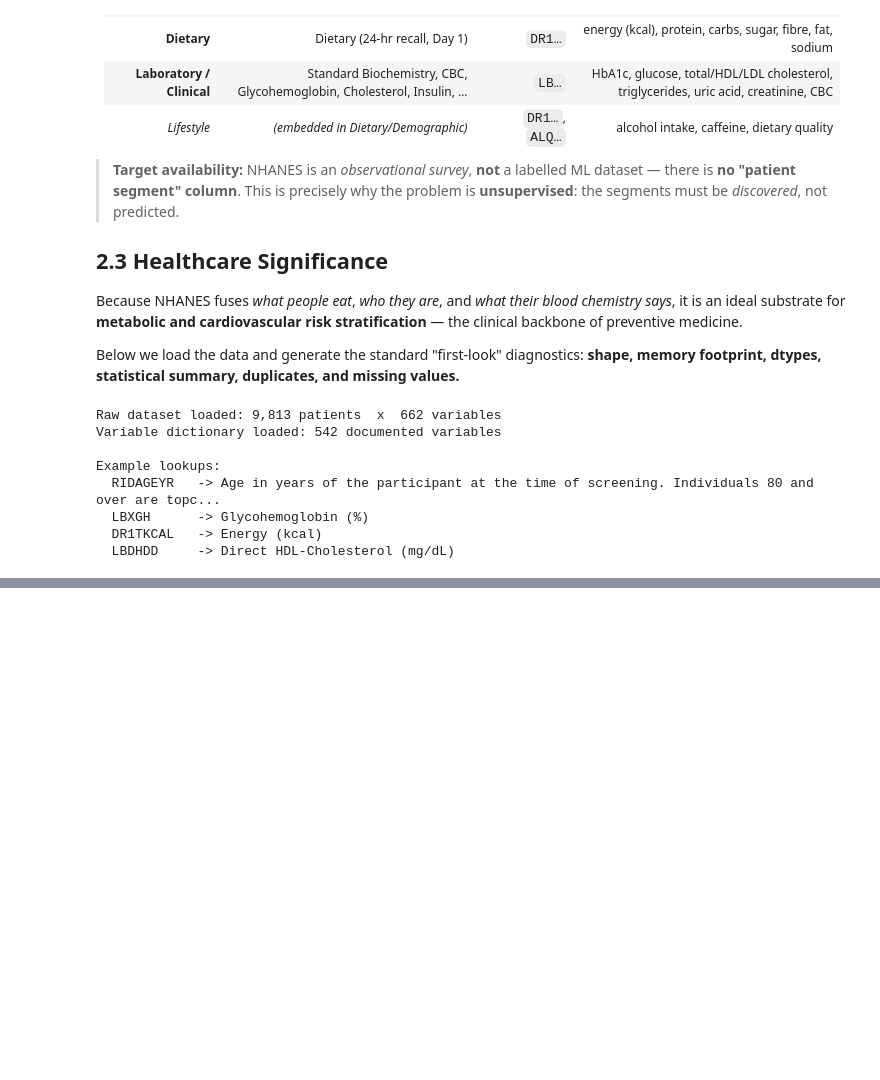
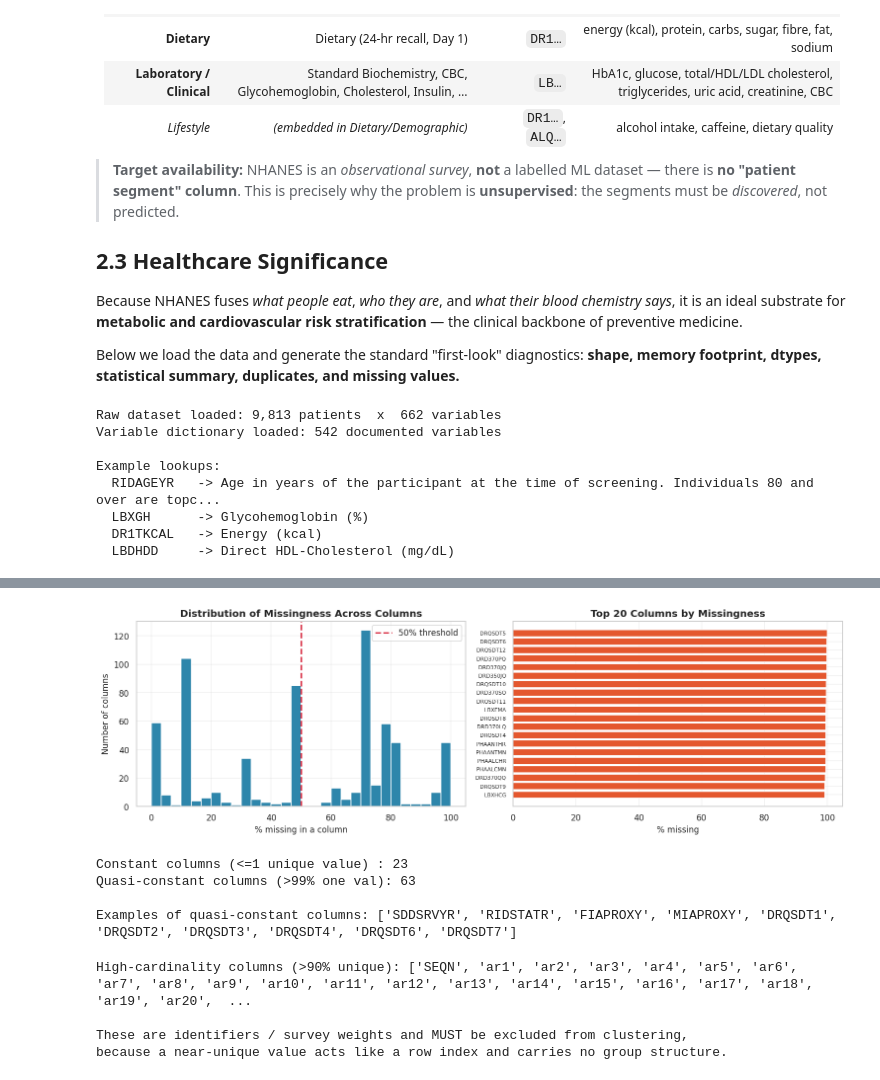
Before and after one commit to Syed-Irfan-1165/Patient-Segmentation-using-Unsupervised-Machine-Learning, a Jupyter notebook: notebooks/NHANES_Patient_Segmentation_PROGRESS.ipynb, the cells around one changed output, grey strips where cells are left out. Cells and saved outputs as stored; diff of their text form; code cells hidden in the pictures; blank space fills up the shorter version.

```diff
--- a/notebooks/NHANES_Patient_Segmentation_PROGRESS.ipynb
+++ b/notebooks/NHANES_Patient_Segmentation_PROGRESS.ipynb
@@ -380,0 +381,52 @@ Average missingness across all columns: 51.2%
+# %%
+# ---- 3.1 Missing-value distribution across ALL columns ----
+fig, axes = plt.subplots(1, 2, figsize=(14, 4.5))
+
+# (a) Histogram of per-column missingness
+axes[0].hist(miss_pct.values, bins=30, color=PALETTE[0], edgecolor='white')
+axes[0].axvline(50, color=PALETTE[6], ls='--', lw=2, label='50% threshold')
+axes[0].set_title('Distribution of Missingness Across Columns')
+axes[0].set_xlabel('% missing in a column')
+axes[0].set_ylabel('Number of columns')
+axes[0].legend()
+
+# (b) Top-20 most-missing columns
+top_miss = miss_pct.sort_values(ascending=False).head(20)
+axes[1].barh(top_miss.index[::-1], top_miss.values[::-1], color=PALETTE[1])
+axes[1].set_title('Top 20 Columns by Missingness')
+axes[1].set_xlabel('% missing')
+axes[1].tick_params(axis='y', labelsize=7)
+plt.tight_layout(); plt.show()
+# %% [output]
+[figure, added]
+# %%
+# ---- 3.2 Constant & quasi-constant columns (zero / near-zero information) ----
+# A constant column has exactly 1 unique value; quasi-constant ~ 1 value >99% of the time.
+nunq = raw.nunique(dropna=True)
+constant_cols = nunq[nunq <= 1].index.tolist()
+
+quasi_constant = []
+for c in raw.columns:
+    vc = raw[c].value_counts(normalize=True, dropna=True)
+    if len(vc) > 0 and vc.iloc[0] > 0.99:      # dominant value in >99% of non-null rows
+        quasi_constant.append(c)
+
+print(f'Constant columns (<=1 unique value) : {len(constant_cols)}')
+print(f'Quasi-constant columns (>99% one val): {len(quasi_constant)}')
+print('\nExamples of quasi-constant columns:', quasi_constant[:10])
+# %% [output]
+Constant columns (<=1 unique value) : 23
+Quasi-constant columns (>99% one val): 63
+
+Examples of quasi-constant columns: ['SDDSRVYR', 'RIDSTATR', 'FIAPROXY', 'MIAPROXY', 'DRQSDT1', 'DRQSDT2', 'DRQSDT3', 'DRQSDT4', 'DRQSDT6', 'DRQSDT7']
+# %%
+# ---- 3.3 High-cardinality columns (likely IDs, weights, continuous keys) ----
+high_card = nunq[nunq > 0.9 * n_rows].index.tolist()
+print(f'High-cardinality columns (>90% unique): {high_card}')
+print('\nThese are identifiers / survey weights and MUST be excluded from clustering,')
+print('because a near-unique value acts like a row index and carries no group structure.')
+# %% [output]
+High-cardinality columns (>90% unique): ['SEQN', 'ar1', 'ar2', 'ar3', 'ar4', 'ar5', 'ar6', 'ar7', 'ar8', 'ar9', 'ar10', 'ar11', 'ar12', 'ar13', 'ar14', 'ar15', 'ar16', 'ar17', 'ar18', 'ar19', 'ar20',  ...
+
+These are identifiers / survey weights and MUST be excluded from clustering,
+because a near-unique value acts like a row index and carries no group structure.
```
Also changed, not shown: parts of 17 cells of this notebook.
